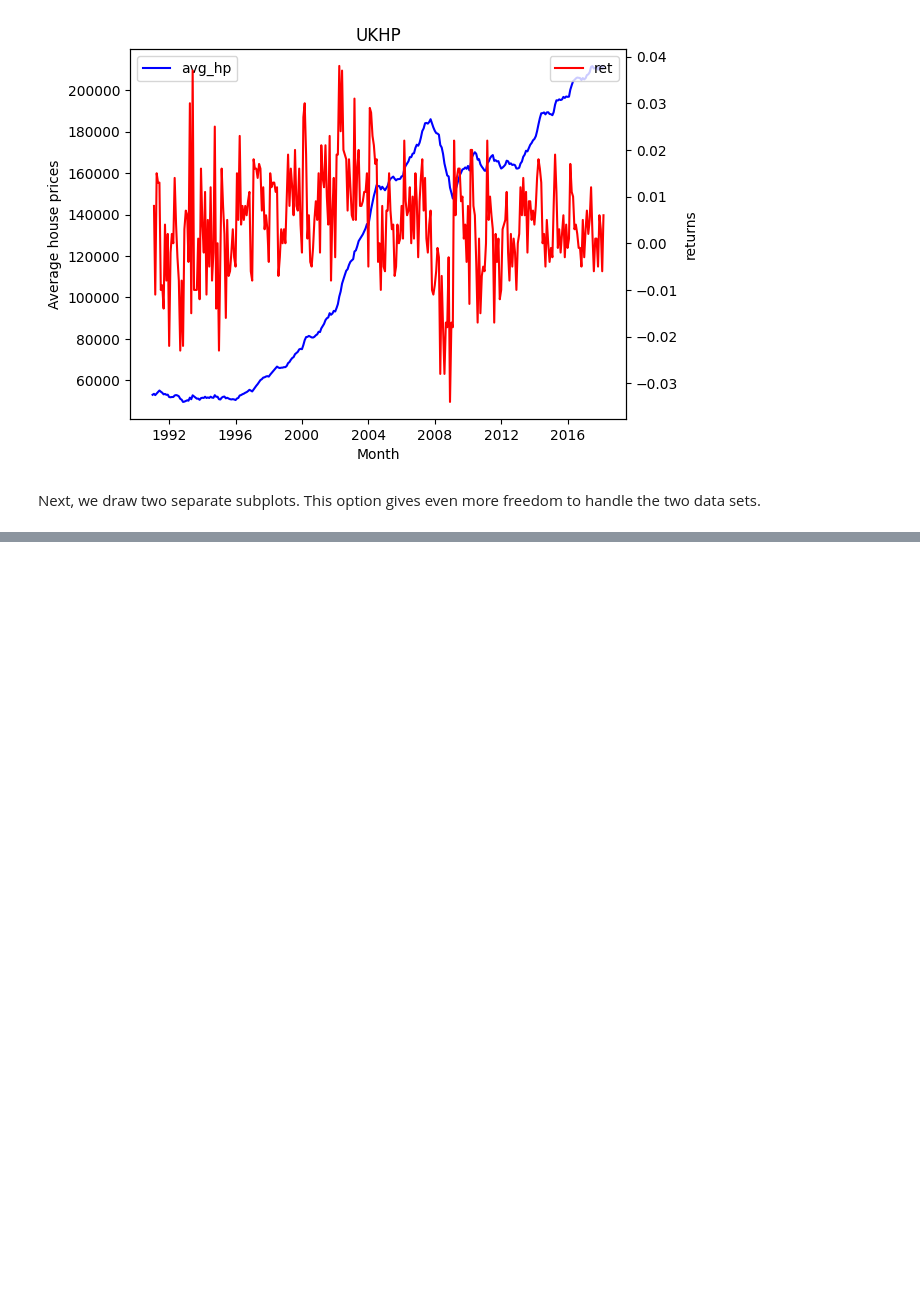
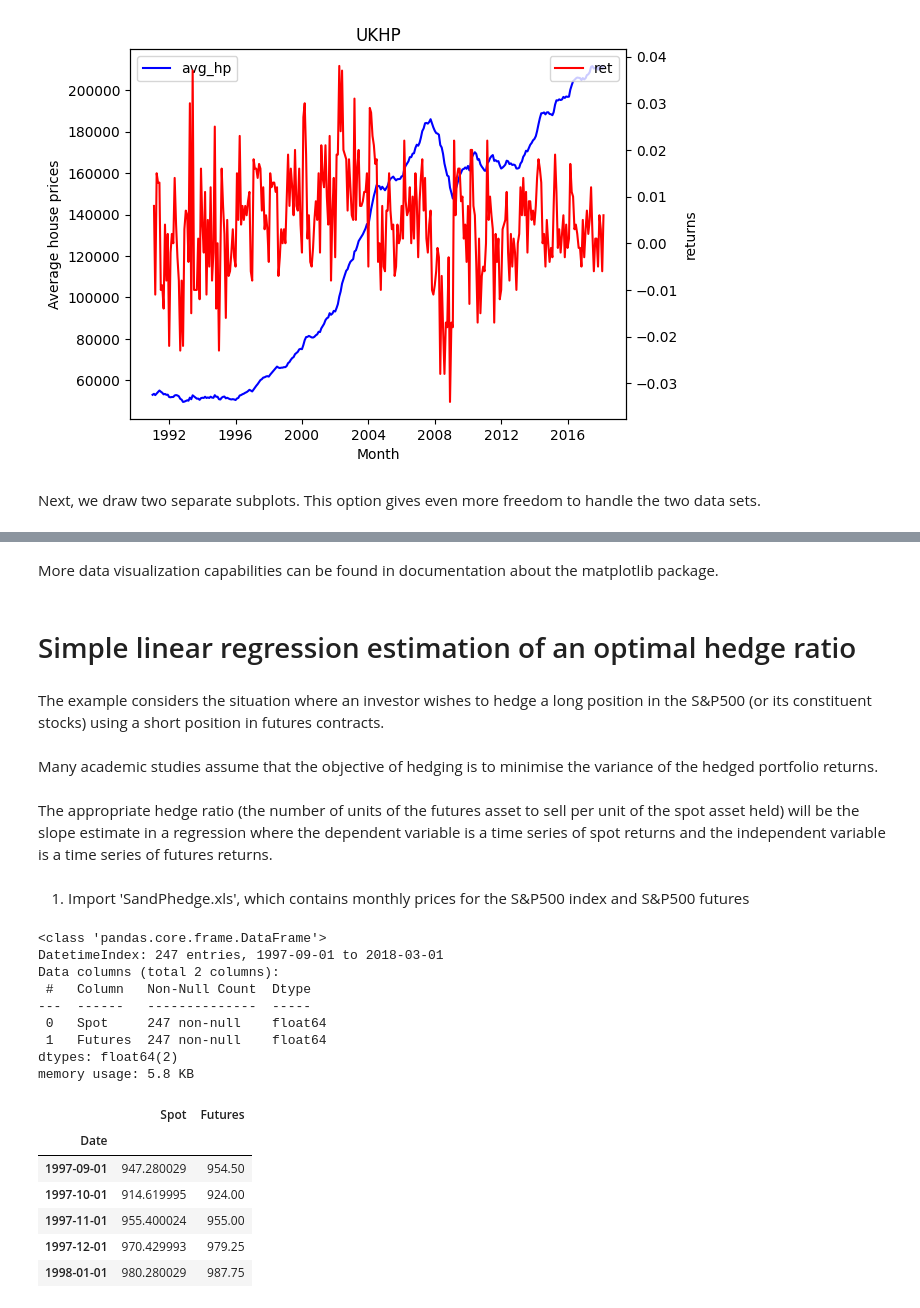
Before and after one commit to HeyyNing/labs, a Jupyter notebook: lab1/lab1.ipynb, the cells around one changed output, grey strips where cells are left out. Cells and saved outputs as stored; diff of their text form; code cells hidden in the pictures; blank space fills up the shorter version.

```diff
--- a/lab1/lab1.ipynb
+++ b/lab1/lab1.ipynb
@@ -155,0 +153,34 @@ Text(0, 0.5, 'returns')
+# %% [markdown]
+More data visualization capabilities can be found in documentation about the matplotlib package.
+# %% [markdown]
+# Simple linear regression estimation of an optimal hedge ratio
+# %% [markdown]
+The example considers the situation where an investor wishes to hedge a long position in the S&P500 (or its constituent stocks) using a short position in futures contracts.
+# %% [markdown]
+Many academic studies assume that the objective of hedging is to minimise the variance of the hedged portfolio returns.
+# %% [markdown]
+The appropriate hedge ratio (the number of units of the futures asset to sell per unit of the spot asset held) will be the slope estimate in a regression where the dependent variable is a time series of spot returns and the independent variable is a time series of futures returns.
+# %% [markdown]
+1. Import 'SandPhedge.xls', which contains monthly prices for the S&P500 index and S&P500 futures
+# %%
+SPhedge=pd.read_excel('https://raw.githubusercontent.com/HeyyNing/labs/main/lab1/SandPhedge.xls',
+                   index_col=0)
+SPhedge.info()
+SPhedge.head()
+# %% [output]
+<class 'pandas.core.frame.DataFrame'>
+DatetimeIndex: 247 entries, 1997-09-01 to 2018-03-01
+Data columns (total 2 columns):
+ #   Column   Non-Null Count  Dtype
+---  ------   --------------  -----
+ 0   Spot     247 non-null    float64
+ 1   Futures  247 non-null    float64
+dtypes: float64(2)
+memory usage: 5.8 KB
+|  | Spot | Futures |
+| Date |  |  |
+| 1997-09-01 | 947.280029 | 954.50 |
+| 1997-10-01 | 914.619995 | 924.00 |
+| 1997-11-01 | 955.400024 | 955.00 |
+| 1997-12-01 | 970.429993 | 979.25 |
+| 1998-01-01 | 980.280029 | 987.75 |
```
Also changed, not shown: parts of 13 cells of this notebook.
